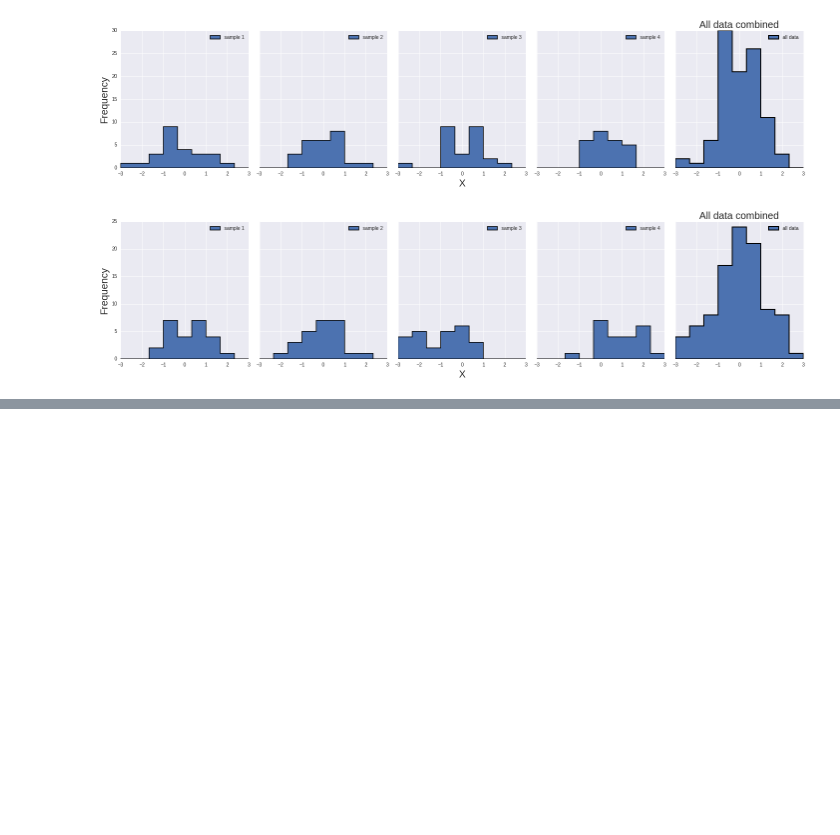
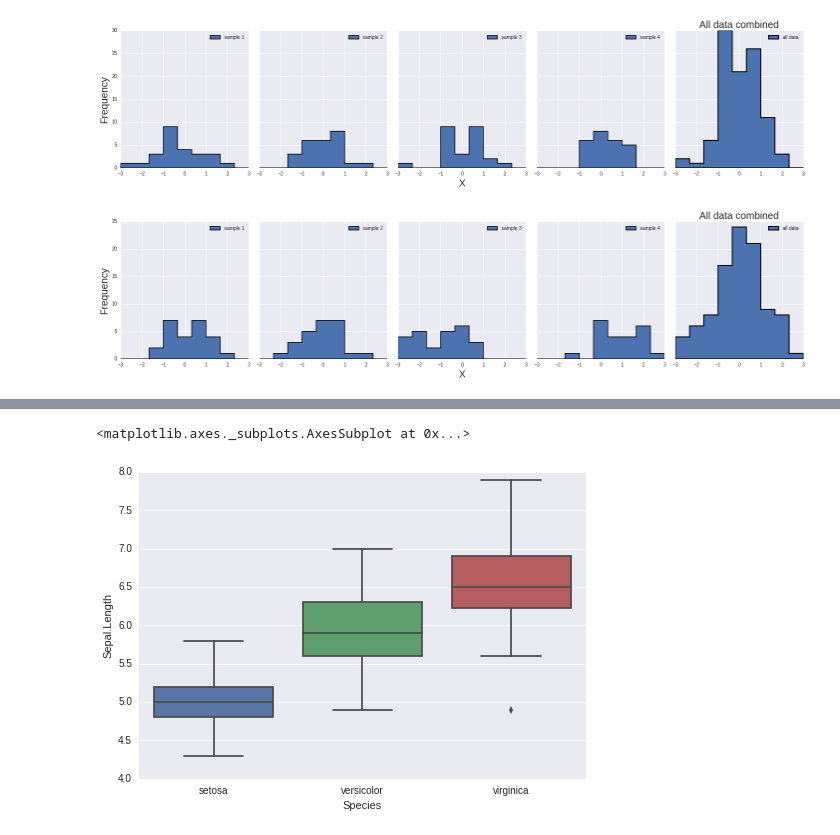
Before and after one commit to Bio204-class/bio204-notebooks, a Jupyter notebook: ANOVA-as-sumofsquares-decomposition.ipynb, the cells around one changed output, grey strips where cells are left out. Cells and saved outputs as stored; diff of their text form; code cells hidden in the pictures; blank space fills up the shorter version.

```diff
--- a/ANOVA-as-sumofsquares-decomposition.ipynb
+++ b/ANOVA-as-sumofsquares-decomposition.ipynb
@@ -81,0 +178,3 @@ pass
+# %%
+irisurl = "https://raw.githubusercontent.com/Bio204-class/bio204-datasets/master/iris.csv"
+iris = pd.read_csv(irisurl)
@@ -81,0 +190,5 @@ pass
+# %%
+sbn.boxplot(x="Species", y="Sepal.Length", data=iris)
+# %% [output]
+<matplotlib.axes._subplots.AxesSubplot at 0x...>
+[figure, added]
```
Also changed, not shown: parts of 13 cells of this notebook.
